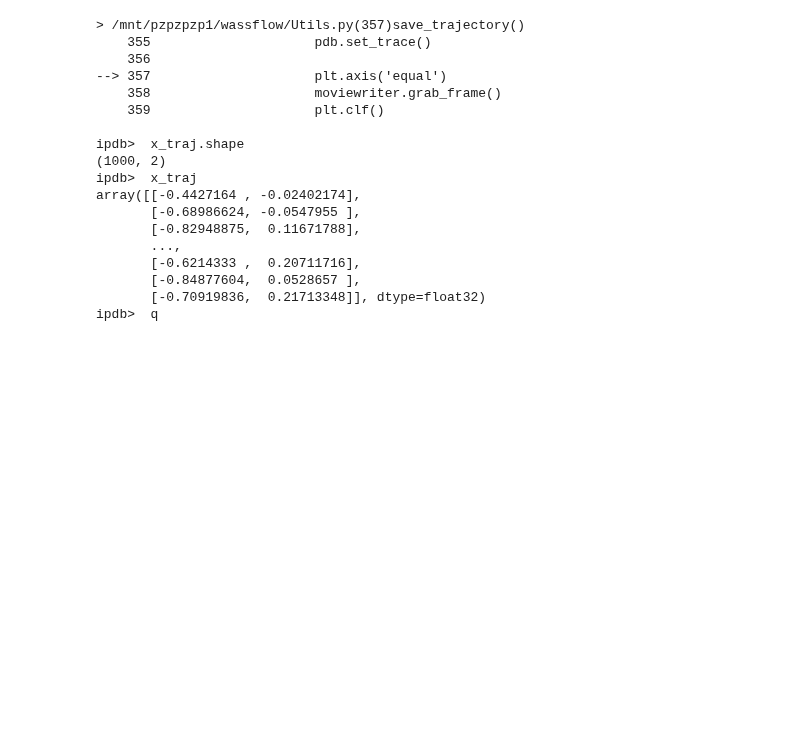
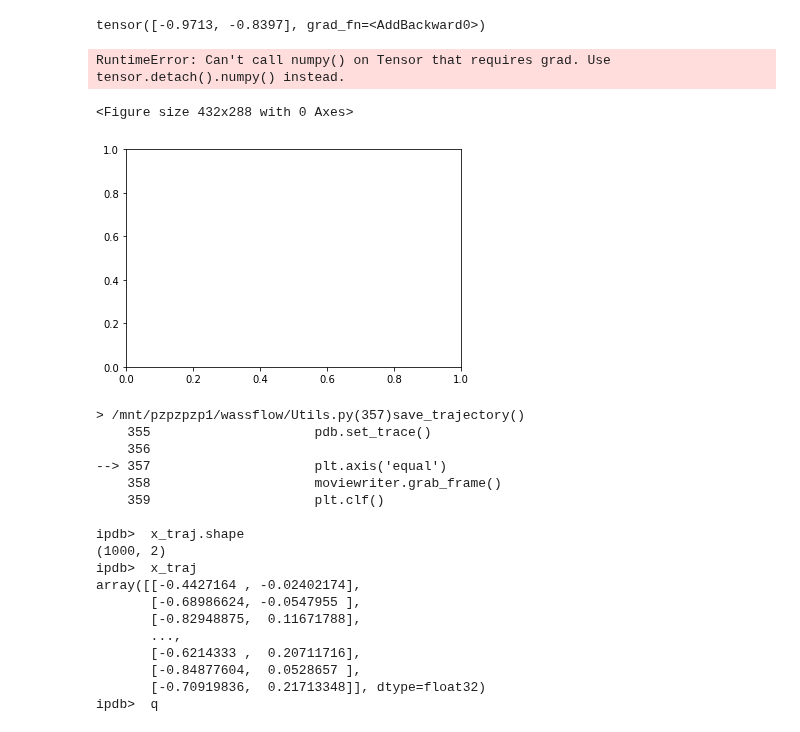
Before and after one commit to pzpzpzp1/wassflow, a Jupyter notebook: cnf-sinkhorn-demo.ipynb, the cells around one changed output. Drawn from its saved outputs; the diff is of its cells as text; code cells hidden in the pictures; blank space fills up the shorter version.

```diff
--- a/cnf-sinkhorn-demo.ipynb
+++ b/cnf-sinkhorn-demo.ipynb
@@ -75,6 +54,6 @@ plt.axis("equal");
 # %%
 import Utils; importlib.reload(Utils); from Utils import SaveTrajectory as st
 keyframes, __ = ImageDataset.normalize_samples(torch.stack((dat1, dat6, dat2)).to(device));
-model = FfjordModel(sigmac = 3.5, n_freq = 100, hidden_layers=3, hidden_features=512, tdiv = 2, in_features=3, out_features=2, incrementalMask = True, initzero = False).to(device)
+model = FfjordModel(sigmac = 3.5, n_freq = 100, hidden_layers=3, hidden_features=512, tdiv = 2, in_features=3, out_features=2, incrementalMask = True).to(device)
 model.load_state("results/experiment_radial/models/state_final.tar")
-x_trajs = st.save_trajectory(model, keyframes, savename='save_debug', nsteps=20, dpiv=400, n=1000, alpha=1, ot_type=1)
+x_trajs = st.save_trajectory(model, keyframes, savename='save_debug', nsteps=10, dpiv=400, n=100, alpha=1, ot_type=1, writeTracers=True)
@@ -91,3 +60,72 @@ plt.axis("equal");
+# %%
+
+BB = BoundingBox(x_trajs.permute(2,0,1))
+emic,emac = BB.extendedBB(1.1)
+ax.set_xlim(emic[0], emac[1])
+ax.set_ylim(emic[1], emac[1])
+# %% [output]
+tensor([-0.9713, -0.8397], grad_fn=<AddBackward0>)
+# %%
+savedir = 'results/outcache/'
+savename = '0'
+dpiv = 400
+fig = plt.figure()
+alpha = 1
+nsteps=20
+subsample_inds = torch.randperm(keyframes.shape[1])[:1000]
+z_target = keyframes[:, subsample_inds, :]
+BB = BoundingBox(z_target)
+z_sample = BB.sampleuniform(t_N=1, x_N=20, y_N=20)
+z_sample_d = z_sample.cpu().detach().numpy()
+T = z_target.shape[0]
+integration_times = torch.linspace(0, T-1, nsteps).to(device)
+cpt = time.time()
+
+n = x_trajs.shape[0]
+d = x_trajs.shape[1]
+nf = x_trajs.shape[2]
+nft = torch.linspace(0,1,nf)
+cs = torch.tensor((.5, .6, 1))
+cf = torch.tensor((.2, 1, .2))
+x_trajs_f = x_trajs.transpose(1,2)
+nanc = torch.zeros(n,1,d)*float("nan")
+moviewriter = matplotlib.animation.writers['ffmpeg'](fps=15)
+# fig, (ax) = plt.subplots(1,1)
+# BB = BoundingBox(x_trajs.permute(2,0,1))
+# emic,emac = BB.extendedBB(1.1)
+# ax.set_xlim(emic[0], emac[1])
+# ax.set_ylim(emic[1], emac[1])
+with moviewriter.saving(fig, savedir + 'traj_'+savename+'.mp4', dpiv):
+    for tt in range(T):
+        plt.scatter(
+            z_target.cpu().detach().numpy()[tt, :, 0],
+            z_target.cpu().detach().numpy()[tt, :, 1],
+            s=10, alpha=alpha, linewidths=0, c='blue', zorder = 2)
+
+    for t in range(0,nf):
+        if t>0:
+            # plot tracers
+            ctt = (cs*(1-nft[t])+cf*nft[t])
+            ct = (ctt[0].item(),ctt[1].item(),ctt[2].item())
+            segment_t = x_trajs_f[:,t-1:t+1,:]
+            testp = torch.cat((segment_t, nanc),dim=1).reshape(-1,d).detach().cpu().numpy()
+            plt.plot(testp[:,0],testp[:,1],alpha=.3, lw=.5, color = ct, zorder = 1)
+
+        # plot endpoints
+        endpoints = x_trajs[:,:,t].detach().cpu().numpy()
+        scr = plt.scatter(endpoints[:, 0], endpoints[:, 1], s=10,
+                    alpha=1, linewidths=0, color="g", zorder = 2)
+
+        plt.axis('equal')
+        moviewriter.grab_frame()
+        scr.remove()
+moviewriter.finish()
+plt.close(fig)
+print(time.time()-cpt)
+# %% [output]
+RuntimeError: Can't call numpy() on Tensor that requires grad. Use tensor.detach().numpy() instead.
+<Figure size 432x288 with 0 Axes>
+[figure, added]
 # %%
 import Utils; importlib.reload(Utils); from Utils import SaveTrajectory as st
 keyframes, __ = ImageDataset.normalize_samples(torch.stack((dat1, dat6, dat2)).to(device));
```
Also changed, not shown: parts of 4 cells of this notebook, 3 other files.
